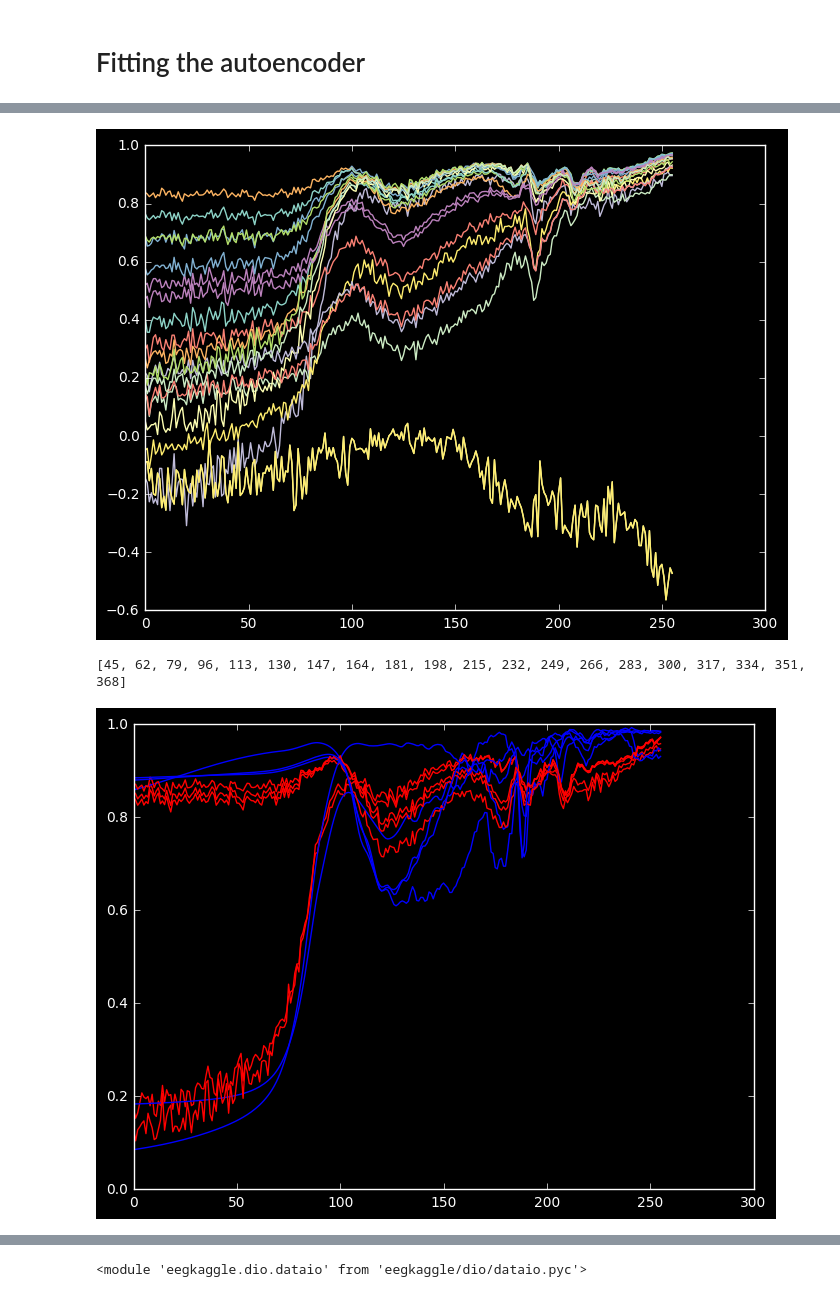
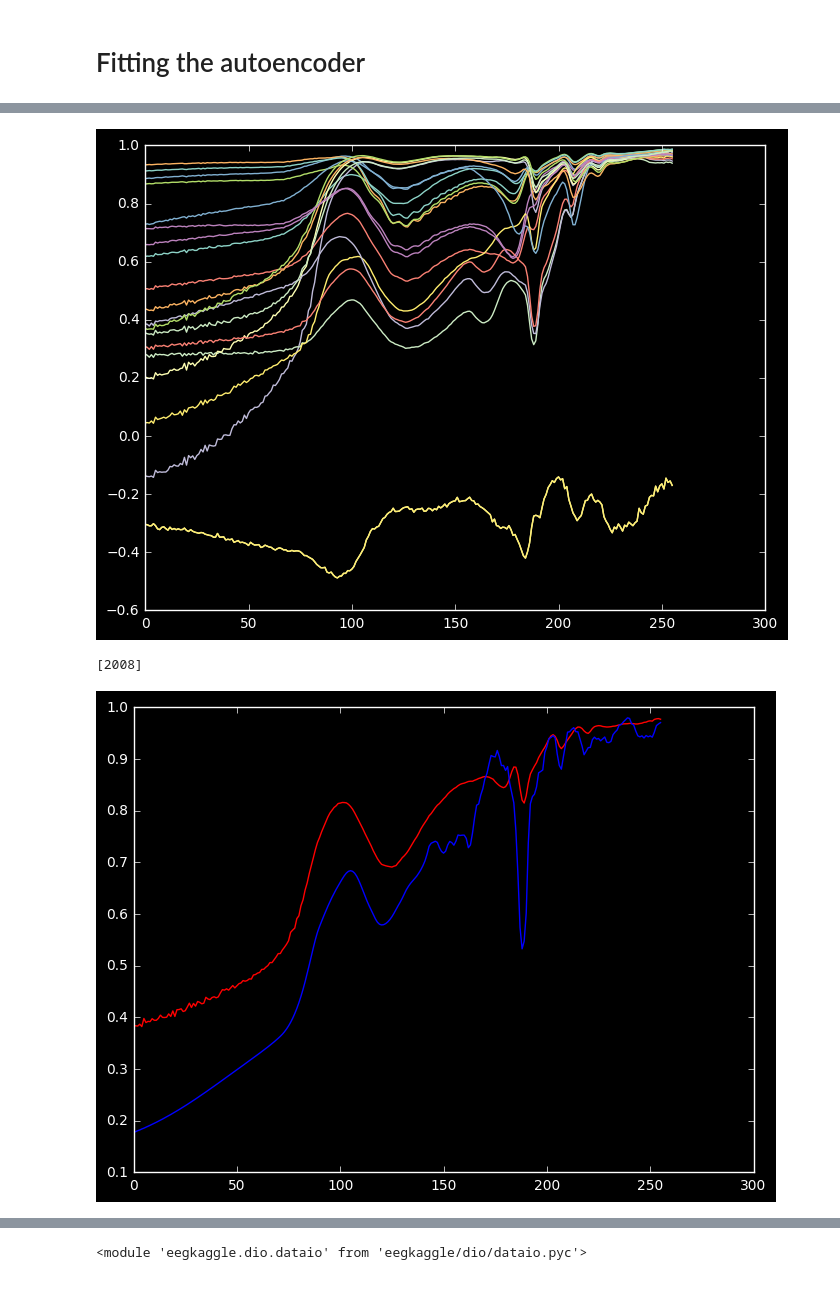
Before and after one commit to xkortex/eeg_seizure_prediction, a Jupyter notebook: autoencoder01.ipynb, the cells around one changed output, grey strips where cells are left out. Saved outputs shown, nothing was run; the diff lists cells and outputs as text; code cells hidden in the pictures.

Commit message:
trained AE and saved encoder

```diff
--- a/autoencoder01.ipynb
+++ b/autoencoder01.ipynb
@@ -292,4 +292,4 @@ None
 # %%
 x_train = ds2
 ae2.fit(x_train, x_train, batch_size=256,shuffle=True,validation_split=.75,
-                nb_epoch=50                )
+                nb_epoch=400                )
@@ -296,7 +315,7 @@ ae2.fit(x_train, x_train, batch_size=256,shuffle=True,validation_split=.75,
 # %%
 # encode and decode some digits
 # note that we take them from the *test* set
-encoded_imgs = encoder2.predict(x_train[:1000])
+encoded_imgs = encoder2.predict(x_train[:])
 decoded_imgs = decoder2.predict(encoded_imgs)
 # %%
 for i in range(20):
@@ -311,17 +330,17 @@ plot(np.mean(decoded_imgs, axis=0), 'r', lw=.5)
 for i in range(1,20*17,17):
     plt.plot(decoded_imgs[i])
 # %% [output]
-[figure, old version]
+[figure, new version]
 # %%
-st = 45
-nx = range(st,st+20*17,17)
+st = 2008
+nx = range(st,st+1*17,17)
 print(nx)
 for i in nx[:5]:
     plt.plot(decoded_imgs[i], 'r')
     plt.plot(ds2[i], 'b')
 # %% [output]
-[45, 62, 79, 96, 113, 130, 147, 164, 181, 198, 215, 232, 249, 266, 283, 300, 317, 334, 351, 368]
+[2008]
-[figure, old version]
+[figure, new version]
 # %%
 plot(decoded_imgs[20])
 # %% [output]
```
Also changed, not shown: parts of 6 cells of this notebook, 3 other files.
